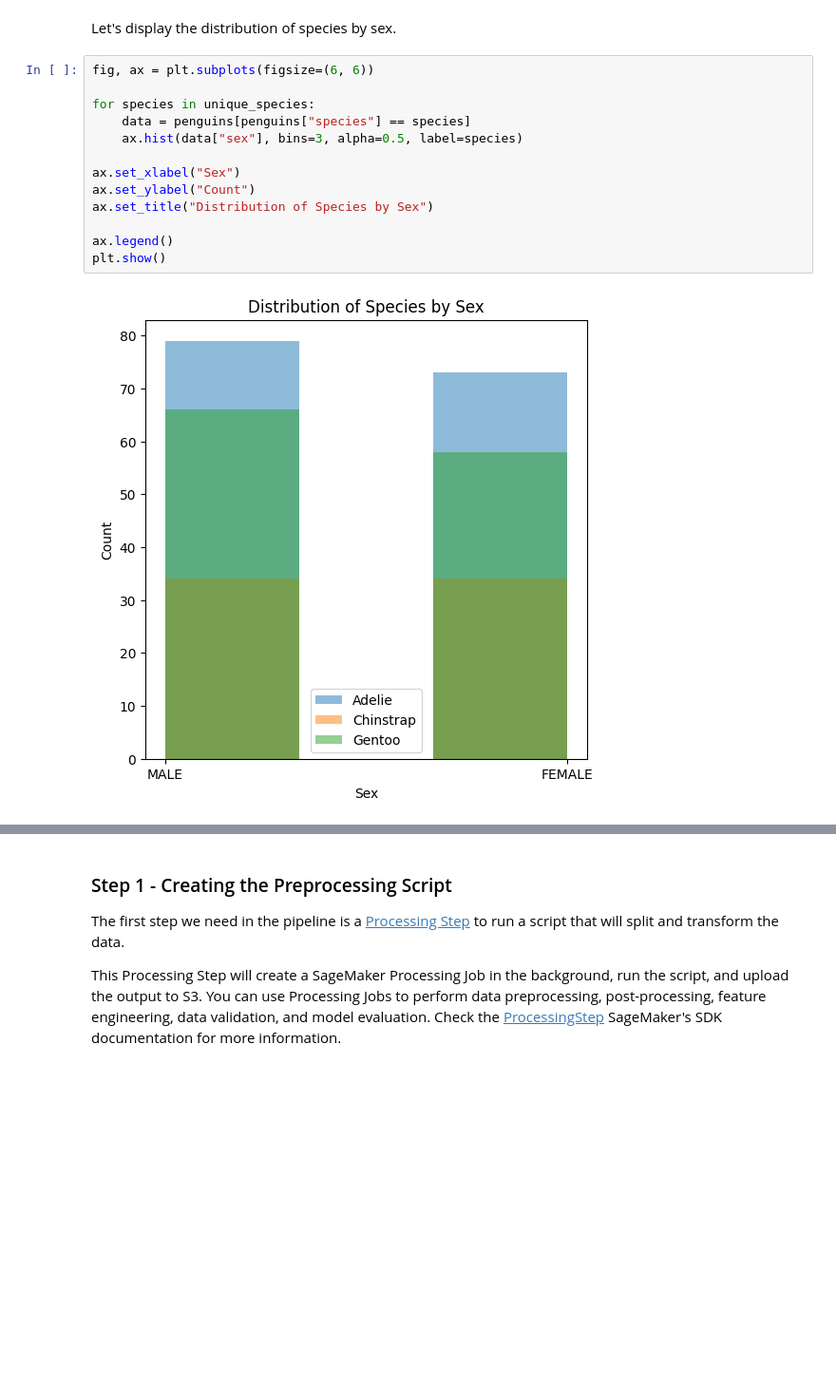
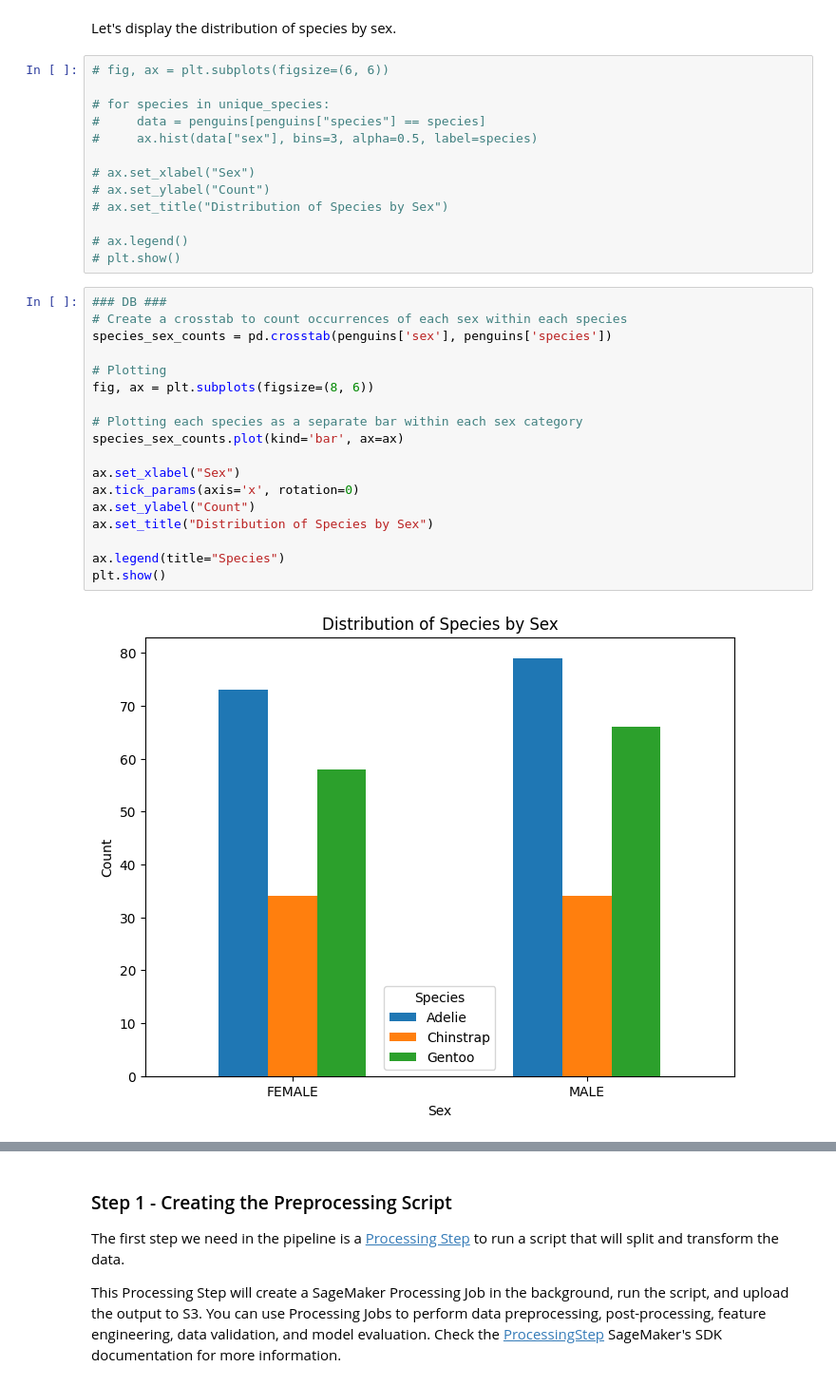
Before and after one commit to tresper/ml.school, a Jupyter notebook: program/cohort_R2.ipynb, the cells around one changed output, grey strips where cells are left out. Shown: that part at 95% size. Saved outputs shown, nothing was run; the diff lists cells and outputs as text; blank space fills up the shorter version.

```diff
--- a/program/cohort_R2.ipynb
+++ b/program/cohort_R2.ipynb
@@ -356,20 +364,38 @@ plt.show()
 # %% [markdown]
 Let's display the distribution of species by sex.
 # %%
-fig, ax = plt.subplots(figsize=(6, 6))
+# fig, ax = plt.subplots(figsize=(6, 6))
 
-for species in unique_species:
-    data = penguins[penguins["species"] == species]
-    ax.hist(data["sex"], bins=3, alpha=0.5, label=species)
+# for species in unique_species:
+#     data = penguins[penguins["species"] == species]
+#     ax.hist(data["sex"], bins=3, alpha=0.5, label=species)
 
-ax.set_xlabel("Sex")
-ax.set_ylabel("Count")
-ax.set_title("Distribution of Species by Sex")
+# ax.set_xlabel("Sex")
+# ax.set_ylabel("Count")
+# ax.set_title("Distribution of Species by Sex")
 
-ax.legend()
-plt.show()
+# ax.legend()
+# plt.show()
-# %% [output]
-[figure, removed]
+# %%
+### DB ###
+# Create a crosstab to count occurrences of each sex within each species
+species_sex_counts = pd.crosstab(penguins['sex'], penguins['species'])
+
+# Plotting
+fig, ax = plt.subplots(figsize=(8, 6))
+
+# Plotting each species as a separate bar within each sex category
+species_sex_counts.plot(kind='bar', ax=ax)
+
+ax.set_xlabel("Sex")
+ax.tick_params(axis='x', rotation=0)
+ax.set_ylabel("Count")
+ax.set_title("Distribution of Species by Sex")
+
+ax.legend(title="Species")
+plt.show()
+# %% [output]
+[figure, added]
 # %% [markdown]
 ## Session 3 - Splitting and Transforming the Data
 
```
Also changed, not shown: parts of 28 cells of this notebook.
